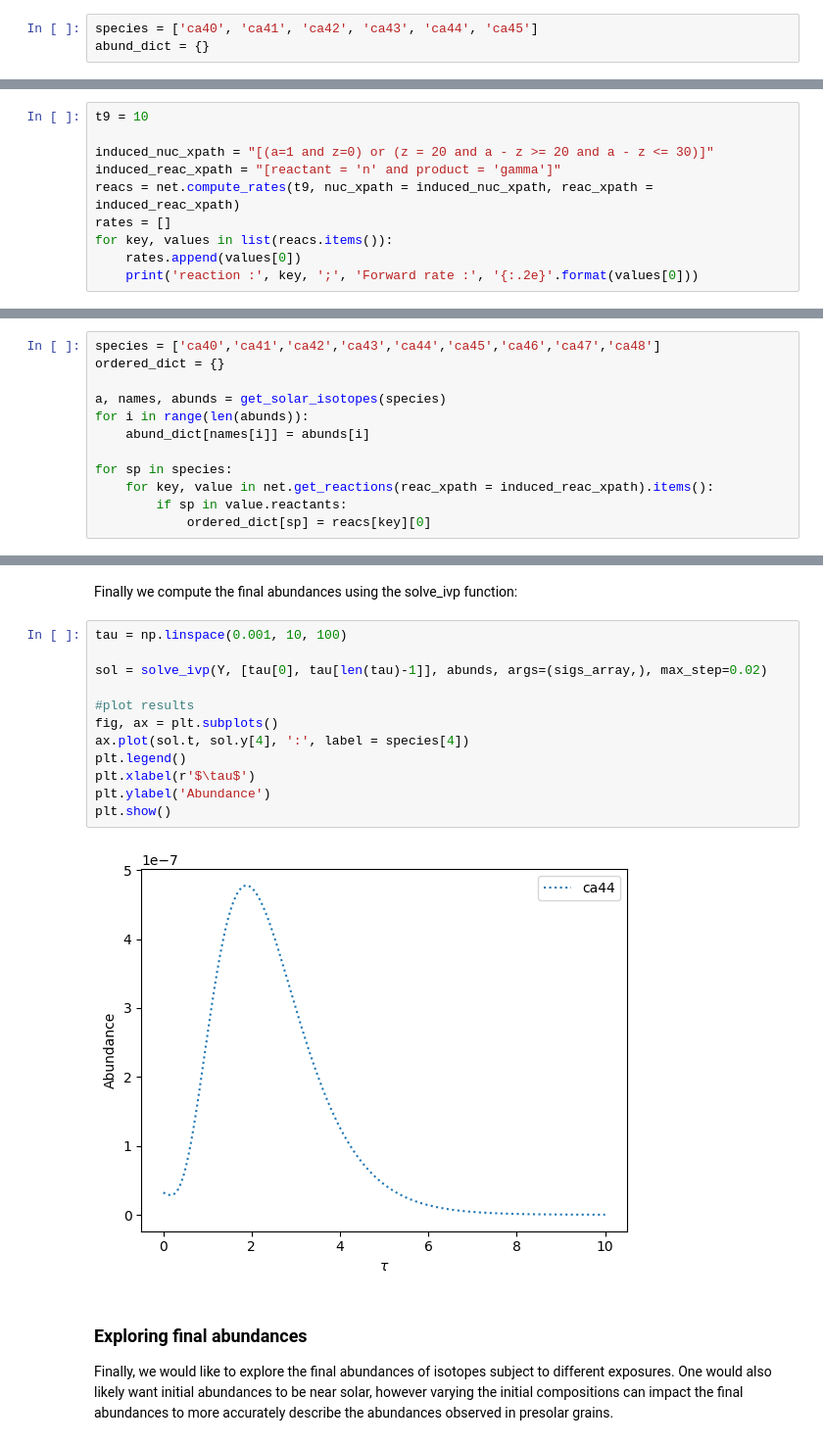
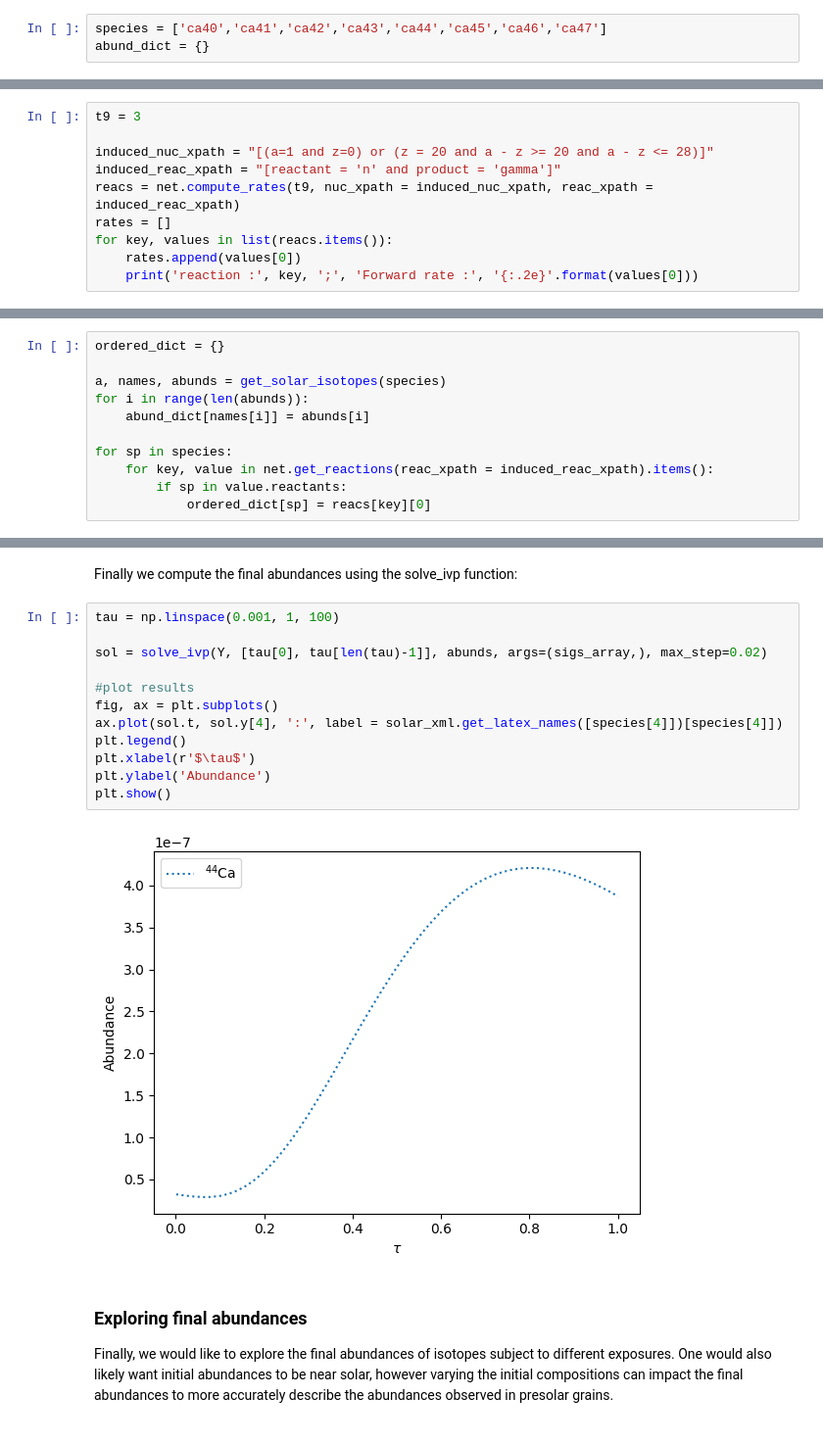
Before and after one commit to lucaswalls18/neutron_burst, a Jupyter notebook: numerical_solution.ipynb, the cells around one changed output, grey strips where cells are left out. Shown at 98% size. Saved outputs shown, nothing was run; the diff lists cells and outputs as text.

```diff
--- a/numerical_solution.ipynb
+++ b/numerical_solution.ipynb
@@ -78,7 +79,7 @@ def get_solar_isotopes(isotopes):
 # %% [markdown]
 Now we define a list of isotopes, which can be altered to whatever neutron capture chain is of interest to you. Additionally we define a dictionary which will later store the abundances.
 # %%
-species = ['ca40', 'ca41', 'ca42', 'ca43', 'ca44', 'ca45']
+species = ['ca40','ca41','ca42','ca43','ca44','ca45','ca46','ca47']
 abund_dict = {}
 # %% [markdown]
 Now we pull in the abundance xml and populate the abundance dictionary:
@@ -107,9 +108,9 @@ net = wn.net.Net(io.BytesIO(requests.get('https://osf.io/vqhxr/download').conten
 # %% [markdown]
 Next, we define a temperature in $10^9$K to be used to compute the reaction rates. The "induced_nuc_xpath" selects a subset of the nuclei in the network. For our purposes in the neutron burst we must include neutrons (i.e. a=1 and z=0), but the additional xpath expression after "or" can be modified for any set of isotopes (e.g. z=40 and a-z >= 54 and a-z <= 60 would select zirconium isotopes between $^{94}$Zr and $^{100}$Zr). The "induced_reac_xpath" selects a subset of reactions and should not be changed as it selects only (n,$\gamma$) reactions.
 # %%
-t9 = 10
+t9 = 3
 
-induced_nuc_xpath = "[(a=1 and z=0) or (z = 20 and a - z >= 20 and a - z <= 30)]"
+induced_nuc_xpath = "[(a=1 and z=0) or (z = 20 and a - z >= 20 and a - z <= 28)]"
 induced_reac_xpath = "[reactant = 'n' and product = 'gamma']"
 reacs = net.compute_rates(t9, nuc_xpath = induced_nuc_xpath, reac_xpath = induced_reac_xpath)
 rates = []
@@ -130,7 +129,6 @@ reaction : n + ca48 -> ca49 + gamma ; Forward rate : 1.52e+05
 # %% [markdown]
 The reaction dictionary returned by wnnet does not order the reactions by increasing neutron number, so next we create an ordered array of the cross sections along the path in the order of the neutron burst pathway:
 # %%
-species = ['ca40','ca41','ca42','ca43','ca44','ca45','ca46','ca47','ca48']
 ordered_dict = {}
 
 a, names, abunds = get_solar_isotopes(species)
@@ -166,19 +164,19 @@ for key, value in ordered_dict.items():
 # %% [markdown]
 Finally we compute the final abundances using the solve_ivp function:
 # %%
-tau = np.linspace(0.001, 10, 100)
+tau = np.linspace(0.001, 1, 100)
 
 sol = solve_ivp(Y, [tau[0], tau[len(tau)-1]], abunds, args=(sigs_array,), max_step=0.02)
 
 #plot results
 fig, ax = plt.subplots()
-ax.plot(sol.t, sol.y[4], ':', label = species[4])
+ax.plot(sol.t, sol.y[4], ':', label = solar_xml.get_latex_names([species[4]])[species[4]])
 plt.legend()
 plt.xlabel(r'$\tau$')
 plt.ylabel('Abundance')
 plt.show()
 # %% [output]
-[figure, old version]
+[figure, new version]
 # %% [markdown]
 ### Exploring final abundances
 Finally, we would like to explore the final abundances of isotopes subject to different exposures. One would also likely want initial abundances to be near solar, however varying the initial compositions can impact the final abundances to more accurately describe the abundances observed in presolar grains.
```
Also changed, not shown: parts of 7 cells of this notebook.
